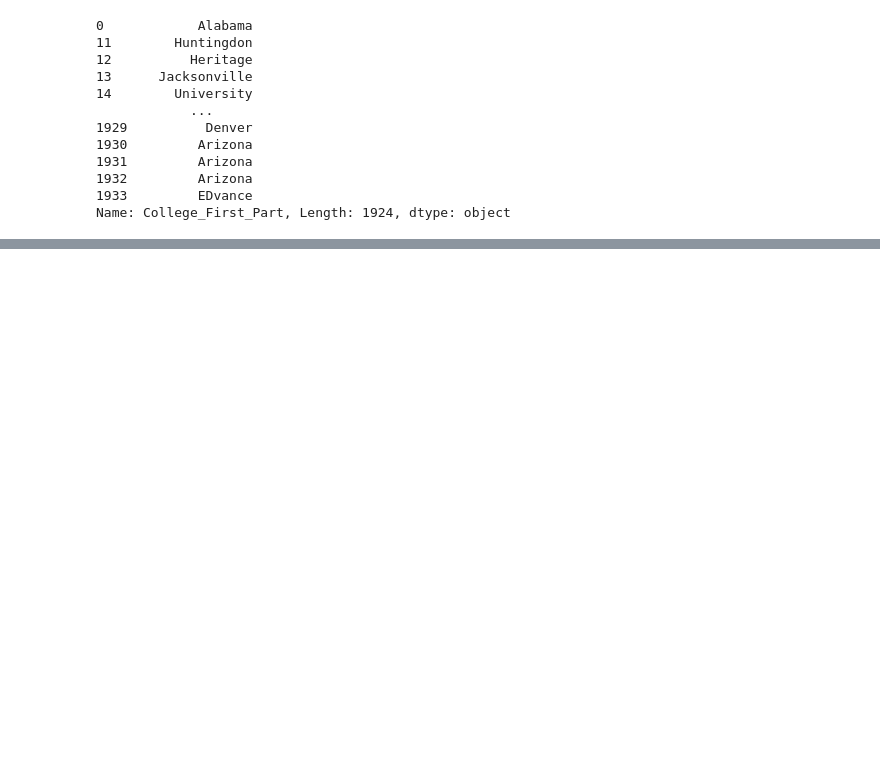
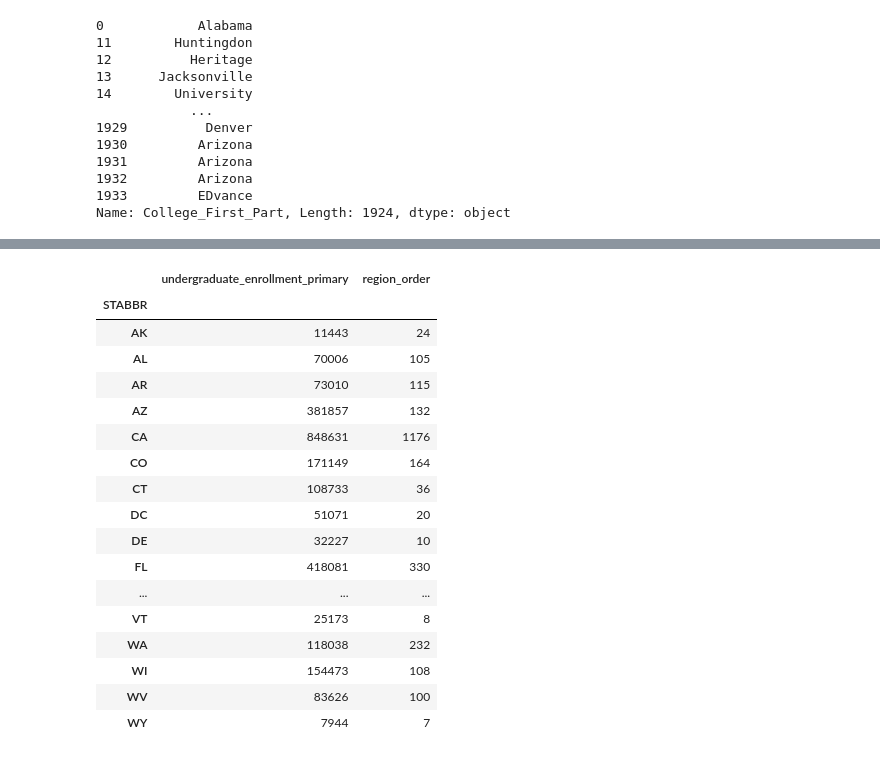
Before and after one commit to aranya-code/py-data-sandbox, a Jupyter notebook: pandas_scratchpad.ipynb, the cells around one changed output, grey strips where cells are left out. Saved outputs shown, nothing was run; the diff lists cells and outputs as text; code cells hidden in the pictures; blank space fills up the shorter version.

```diff
--- a/pandas_scratchpad.ipynb
+++ b/pandas_scratchpad.ipynb
@@ -291,0 +347,22 @@ Name: College_First_Part, Length: 1924, dtype: object
+# %%
+# Using aggregate groupby
+data.groupby(['STABBR']).agg({'undergraduate_enrollment_primary': sum, 'region_order': sum})
+# %% [output]
+|  | undergraduate_enrollment_primary | region_order |
+| STABBR |  |  |
+| AK | 11443 | 24 |
+| AL | 70006 | 105 |
+| AR | 73010 | 115 |
+| AZ | 381857 | 132 |
+| CA | 848631 | 1176 |
+| CO | 171149 | 164 |
+| CT | 108733 | 36 |
+| DC | 51071 | 20 |
+| DE | 32227 | 10 |
+| FL | 418081 | 330 |
+| ... | ... | ... |
+| VT | 25173 | 8 |
+| WA | 118038 | 232 |
+| WI | 154473 | 108 |
+| WV | 83626 | 100 |
+| WY | 7944 | 7 |
```
Also changed, not shown: parts of 11 cells of this notebook.
